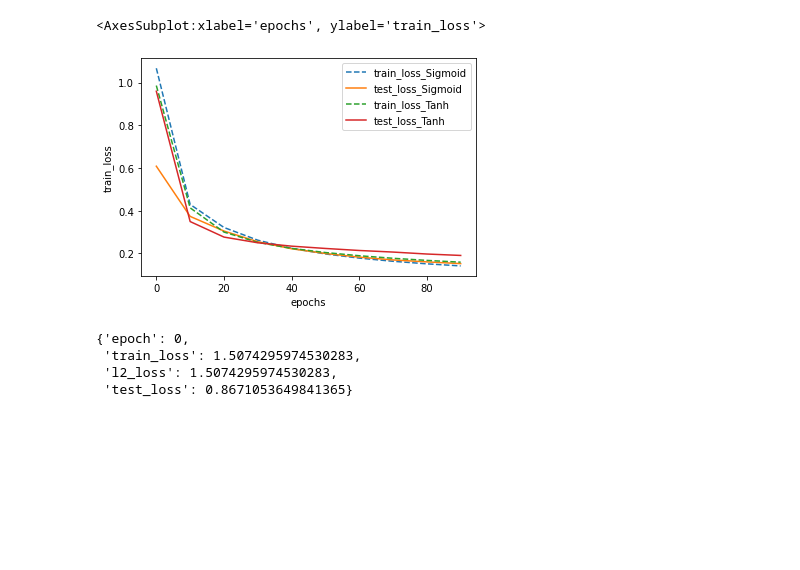
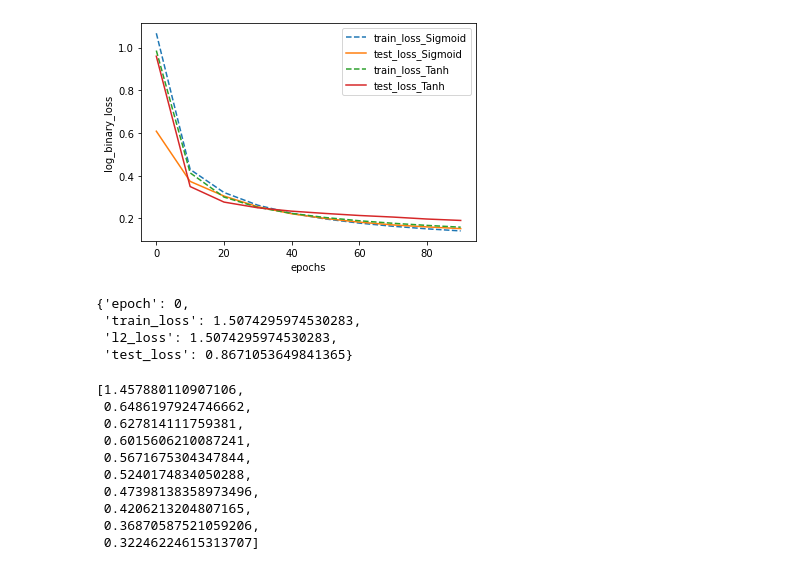
Before and after one commit to pwluzhicong/TinyTorch, a Jupyter notebook: analysis.ipynb, the cells around one changed output. Cells and saved outputs as stored; diff of their text form; code cells hidden in the pictures; blank space fills up the shorter version.

```diff
--- a/analysis.ipynb
+++ b/analysis.ipynb
@@ -91,14 +94,17 @@ data = pd.DataFrame({"epochs": epochs, "train_loss": train_loss, "test_loss": te
 # %%
 import matplotlib.pyplot as plt
 
 fig = sns.lineplot(data=data, x="epochs", y="train_loss", legend="auto", label="train_loss_Sigmoid", linestyle="--")
 sns.lineplot(data=data, x="epochs", y="test_loss", legend="auto", label="test_loss_Sigmoid")
 
 sns.lineplot(data=data, x="epochs", y="train_loss_2", legend="auto", label="train_loss_Tanh", linestyle="--")
 sns.lineplot(data=data, x="epochs", y="test_loss_2", legend="auto", label="test_loss_Tanh")
 
-fig
+plt.xlabel("epochs")
+plt.ylabel("log_binary_loss")
+
 # sns.lineplot(x=epochs, y=test_loss)
+
+plt.savefig("Active_Function.png")
 # %% [output]
-<AxesSubplot:xlabel='epochs', ylabel='train_loss'>
-[figure, old version]
+[figure, new version]
@@ -109,3 +130,16 @@ result["reports"][0]
  'train_loss': 1.5074295974530283,
  'l2_loss': 1.5074295974530283,
  'test_loss': 0.8671053649841365}
+# %%
+y1
+# %% [output]
+[1.457880110907106,
+ 0.6486197924746662,
+ 0.627814111759381,
+ 0.6015606210087241,
+ 0.5671675304347844,
+ 0.5240174834050288,
+ 0.47398138358973496,
+ 0.4206213204807165,
+ 0.36870587521059206,
+ 0.32246224615313707]
```
Also changed, not shown: parts of 10 cells of this notebook, 4 other files.
